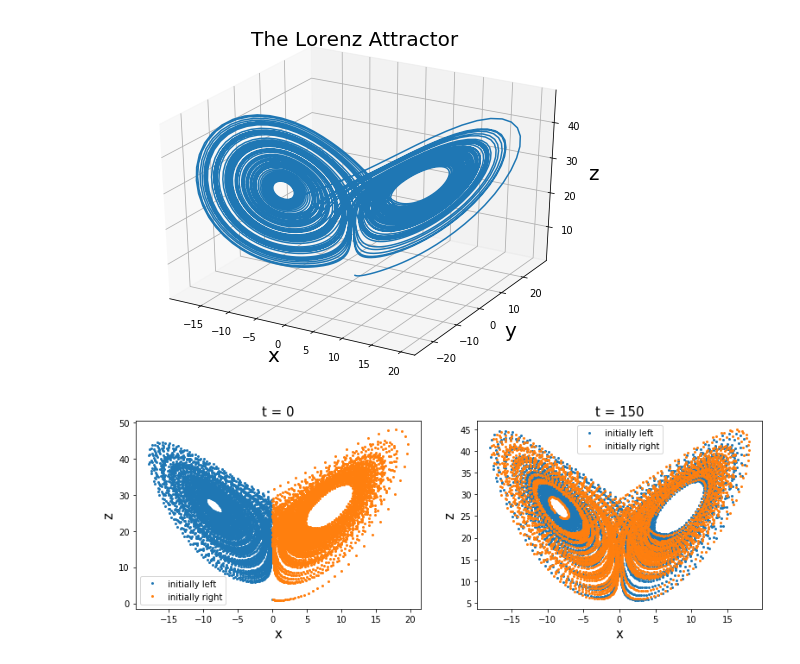
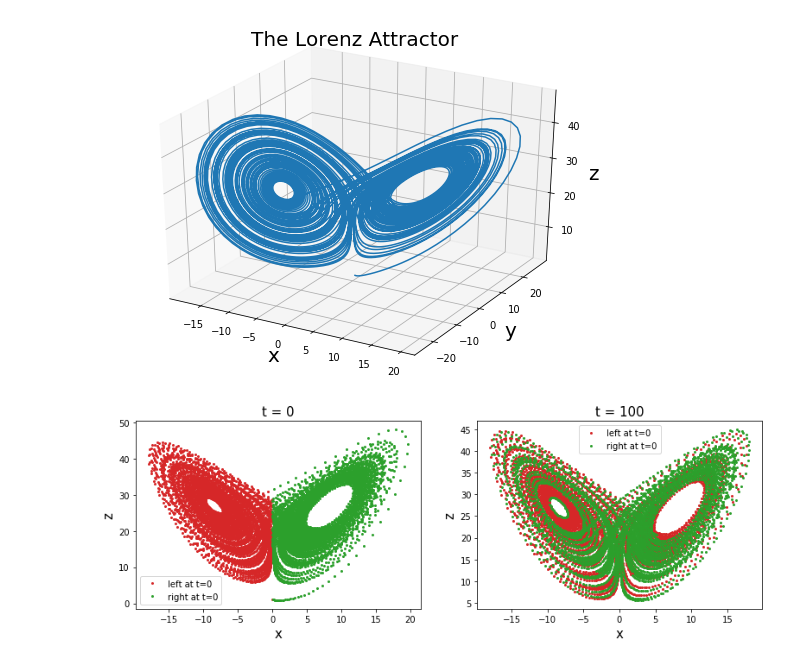
Before and after one commit to sotakao/STUOD_Hackathon_2021, a Jupyter notebook: tutorials/Intro2ML4Climate_Part1.ipynb, the cells around one changed output. Saved outputs shown, nothing was run; the diff lists cells and outputs as text; code cells hidden in the pictures.

```diff
--- a/tutorials/Intro2ML4Climate_Part1.ipynb
+++ b/tutorials/Intro2ML4Climate_Part1.ipynb
@@ -27,34 +27,35 @@ def which_wing(X: np.array, lag: int) -> np.array:
     x, y, z = X
     return (x[lag:] > 0).astype(int)
 # %%
-tsteps = 150
+tsteps = 100
 X = L63.trajectory
 N = L63.num_samples
 initial_labels = which_wing(X,lag=0)[:N-tsteps]
 
 left_indices = np.argwhere(initial_labels == 0)
 right_indices = np.argwhere(initial_labels == 1)
 
-leftX_before = np.array([X[:,i] for i in left_indices]).squeeze()
-rightX_before = np.array([X[:,i] for i in right_indices]).squeeze()
+initially_left_X_t0 = np.array([X[:,i] for i in left_indices]).squeeze()
+initially_right_X_t0 = np.array([X[:,i] for i in right_indices]).squeeze()
 
-leftX_after = np.array([X[:,i + tsteps] for i in left_indices]).squeeze()
-rightX_after = np.array([X[:,i + tsteps] for i in right_indices]).squeeze()
+initially_left_X_t100 = np.array([X[:,i + tsteps] for i in left_indices]).squeeze()
+initially_right_X_t100 = np.array([X[:,i + tsteps] for i in right_indices]).squeeze()
 
-leftX = np.stack([leftX_before, leftX_after])
-rightX = np.stack([rightX_before, rightX_after])
+initially_left_X = np.stack([initially_left_X_t0, initially_left_X_t100])
+initially_right_X = np.stack([initially_right_X_t0, initially_right_X_t100])
 
+# Plot
 fig = plt.figure(figsize=(13, 4))
 timestamps = [0, tsteps]
 for i in range(2):
     ax = plt.subplot(1, 2, i+1)
-    plt.plot(leftX[i][:,0].squeeze(), leftX[i][:,2].squeeze(), 'o', color='tab:blue', ms=2, label='initially left')
-    plt.plot(rightX[i][:,0].squeeze(), rightX[i][:,2].squeeze(), 'o', color='tab:orange', ms=2, label='initially right')
+    plt.plot(initially_left_X[i][:,0], initially_left_X[i][:,2], 'o', color='tab:red', ms=2, label=f'left at t={0}')
+    plt.plot(initially_right_X[i][:,0], initially_right_X[i][:,2], 'o', color='tab:green', ms=2, label=f'right at t={0}')
     ax.set_xlabel('x', fontsize=15)
     ax.set_ylabel('z', fontsize=15)
     ax.set_title(f't = {timestamps[i]}', fontsize=15)
     ax.legend()
 # %% [output]
-[figure, old version]
+[figure, new version]
 # %%
 lag = tsteps
```
Also changed, not shown: parts of 22 cells of this notebook, 1 other file.
